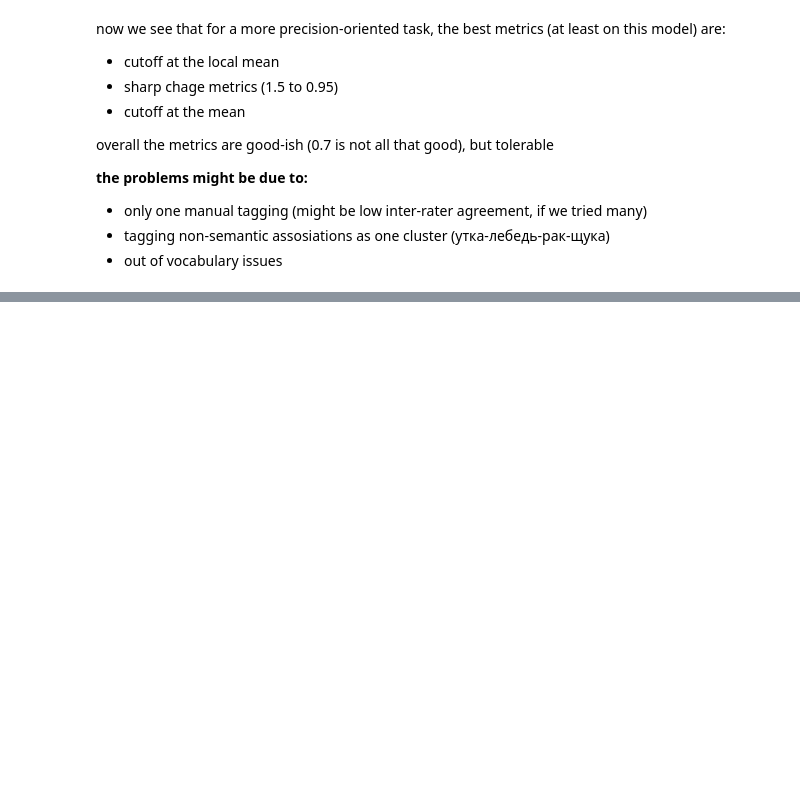
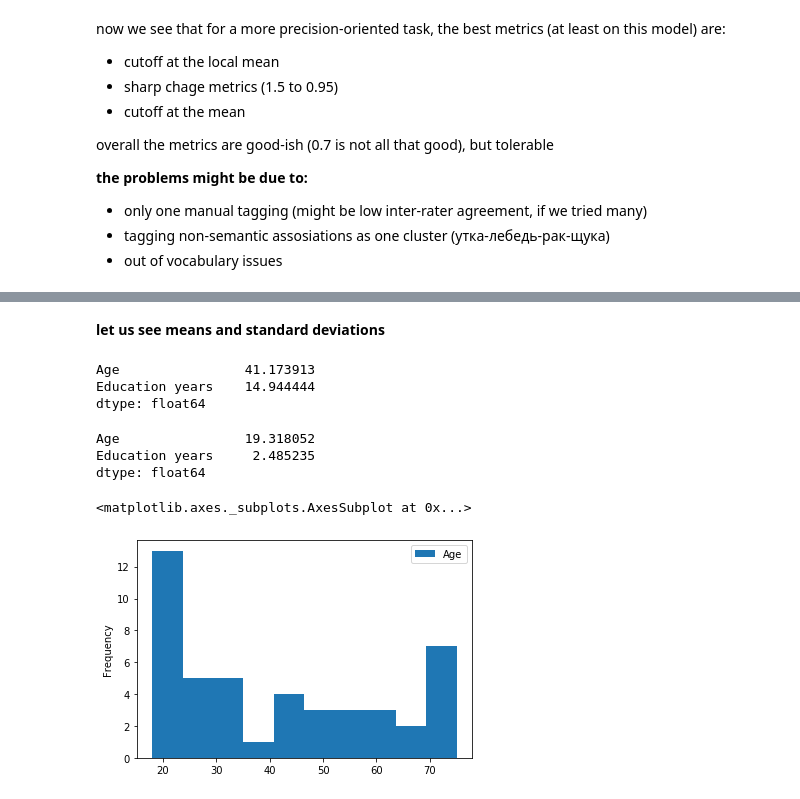
Before and after one commit to flying-bear/verbal_fluency, a Jupyter notebook: clustering.ipynb, the cells around one changed output, grey strips where cells are left out. Saved outputs shown, nothing was run; the diff lists cells and outputs as text; code cells hidden in the pictures; blank space fills up the shorter version.

```diff
--- a/clustering.ipynb
+++ b/clustering.ipynb
@@ -836,0 +834,7 @@ overall the metrics are good-ish (0.7 is not all that good), but tolerable
+# %%
+personal = get_patients_data('personal.csv', columns=['Age', 'Education years', 'Gender', 'Handedness'], dropna=False)
+personal['Age'] = personal['Age'].apply(int)
+personal['Education years'] = personal['Education years'].apply(lambda s: float(s.replace(',', '.')) if type(s) != float else s)
+personal['Gender'] = personal['Gender'].apply(lambda s: s.strip().lower())
+personal['Handedness'] = personal['Handedness'].apply(lambda s: s.strip().lower())
+personal.head()
@@ -836,0 +849,21 @@ overall the metrics are good-ish (0.7 is not all that good), but tolerable
+# %% [markdown]
+**let us see means and standard deviations**
+# %%
+personal.drop(['Gender', 'Handedness'], axis=1).apply(np.mean)
+# %% [output]
+Age                41.173913
+Education years    14.944444
+dtype: float64
+# %%
+personal['Education years'] = personal['Education years'].fillna(math.ceil(np.mean(personal['Education years'])))
+# %%
+personal.drop(['Gender', 'Handedness'], axis=1).apply(np.std)
+# %% [output]
+Age                19.318052
+Education years     2.485235
+dtype: float64
+# %%
+personal.plot(y='Age', kind='hist')
+# %% [output]
+<matplotlib.axes._subplots.AxesSubplot at 0x...>
+[figure, added]
```
Also changed, not shown: parts of 48 cells of this notebook, 1 other file.
